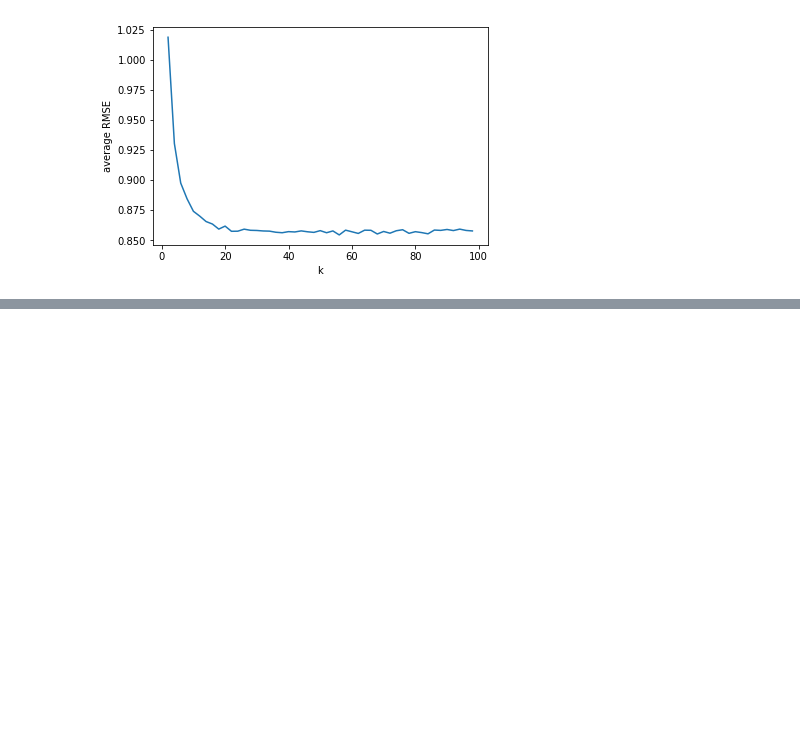
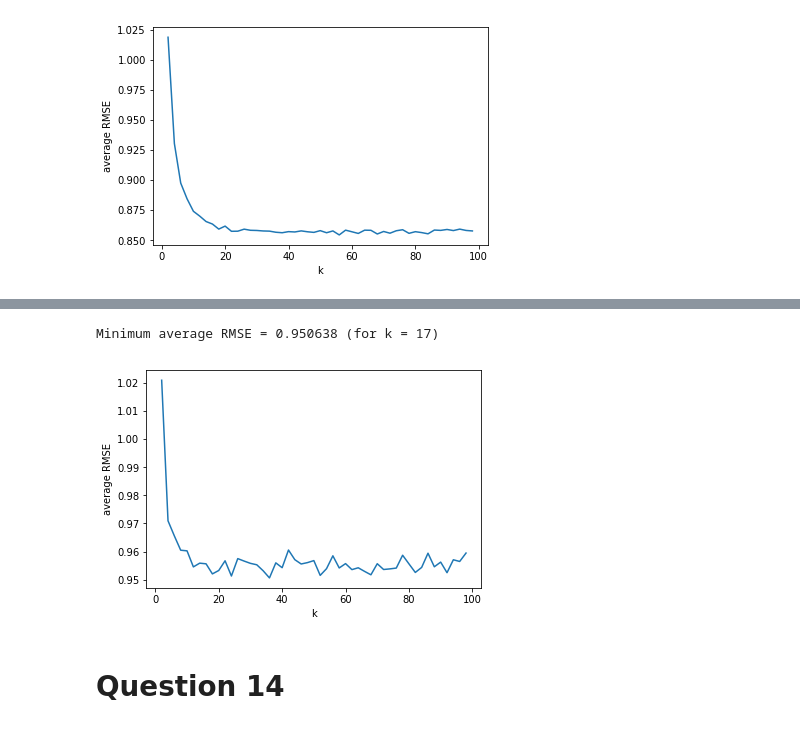
Before and after one commit to NaveganteX/Collaborative-Filtering-1, a Jupyter notebook: PROJECT3.ipynb, the cells around one changed output, grey strips where cells are left out. Cells and saved outputs as stored; diff of their text form; code cells hidden in the pictures; blank space fills up the shorter version.

```diff
--- a/PROJECT3-Q1-11.ipynb
+++ b/PROJECT3.ipynb
@@ -269,0 +282,26 @@ Text(0, 0.5, 'average RMSE')
+# %%
+from collections import Counter
+from surprise.model_selection import KFold
+from surprise import KNNWithMeans
+from surprise.model_selection import cross_validate
+from surprise import accuracy
+
+def trimUnpopular(data):
+    movies_ratings = Counter([x[1] for x in data])
+    trimmed_data = [x for x in data if movies_ratings[x[1]] <= 2]
+    return trimmed_data
+
+k_list = range(2,100,2)
+avg_RMSE = []
+kf = KFold(n_splits=10)
+
+for k in k_list:
+    knn = KNNWithMeans(k=k, sim_options = {'name':'pearson'})
+    k_RMSE = []
+
+    for trainset, testset in kf.split(data_in_ratings):
+        knn.fit(trainset)
+        predictions = knn.test(trimUnpopular(testset))
+        k_RMSE.append(accuracy.rmse(predictions, verbose=False))
+
+    avg_RMSE.append(np.mean(k_RMSE))
@@ -269,0 +326,12 @@ Text(0, 0.5, 'average RMSE')
+# %%
+plt.figure()
+plt.plot(k_list,avg_RMSE)
+plt.xlabel('k')
+plt.ylabel('average RMSE')
+plt.title('Unpopular movie trimming')
+print('Minimum average RMSE = %f (for k = %d)' %(np.min(avg_RMSE),np.argmin(avg_RMSE)))
+# %% [output]
+Minimum average RMSE = 0.950638 (for k = 17)
+[figure, added]
+# %% [markdown]
+# Question 14
```
Also changed, not shown: parts of 13 cells of this notebook.
